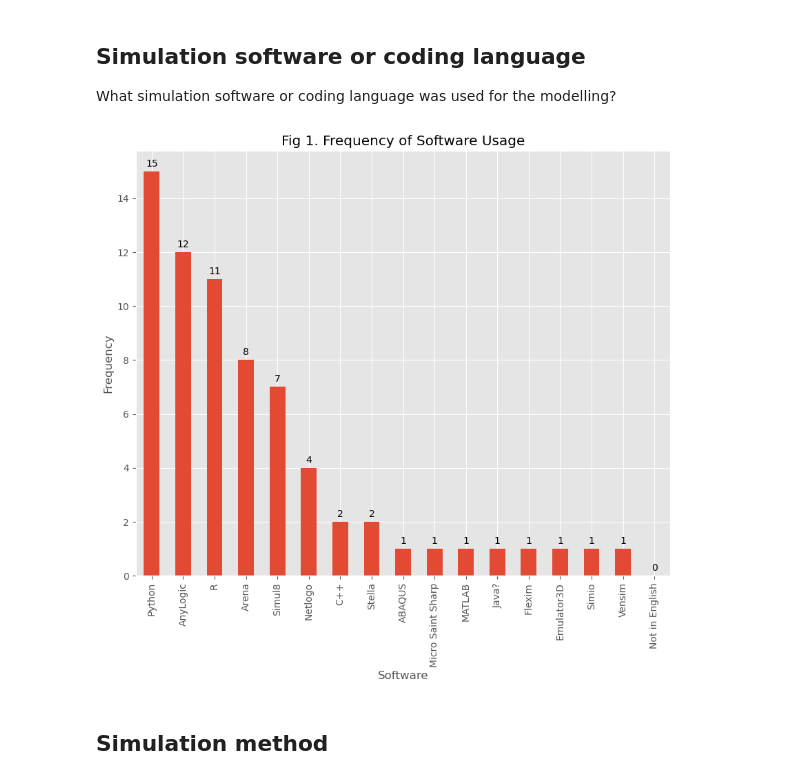
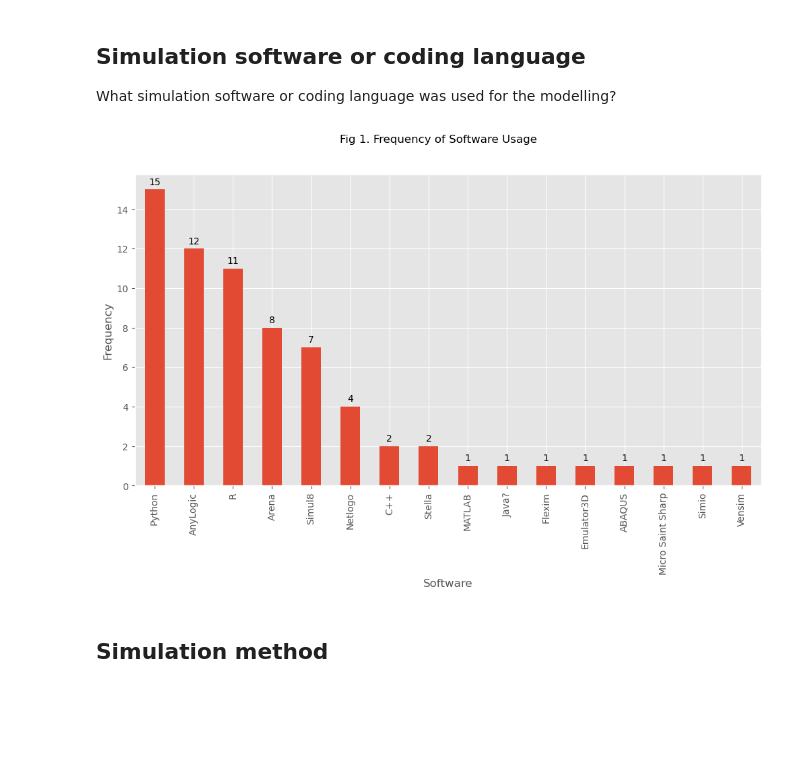
Before and after one commit to pythonhealthdatascience/stress_update, a Jupyter notebook: quarto_site/analysis.ipynb, the cells around one changed output. Saved outputs shown, nothing was run; the diff lists cells and outputs as text; code cells hidden in the pictures; blank space fills up the shorter version.

Commit message:
feat(analysis): filtered non english language

```diff
--- a/quarto_site/analysis.ipynb
+++ b/quarto_site/analysis.ipynb
@@ -77,6 +86,7 @@ def load_review_dataset(
     Cleaning pipeline for dataset:
     1. drop redunance columns
     2. drop rows that contain all NAs
+    3. drop rows that are no in English
     3. rename columns with complex strings
     4. strip all punctuation from column headers
     5. column headers to lower case
@@ -85,6 +95,7 @@ def load_review_dataset(
     8. recode variables to be internally consistent in naming
     9. perform type conversion for integer fields
     10. type conversion for categorical fields
+
 
     Parameters:
     ----------
@@ -131,6 +142,8 @@ def load_review_dataset(
         .drop(labels=cols_to_remove, axis=1)
         # drop all blank rows (this will remove the blank 3 rows at end of CSV)
         .dropna(how="all")
+        # drop all studies that do not use an English language
+        .pipe(drop_non_english_language)
         # rename verbose column headers
         .rename(columns=new_labels)
         # remove any punctutation i.e. "?" and "-"
@@ -216,7 +241,8 @@ def filter_to_application_studies(clean_df: pd.DataFrame) -> pd.DataFrame:
     # To do: drop "fatemets_notes", "questions..."
     """
     # Used?: a Yes/No variable.
-    return clean_df[clean_df["used"] == "Yes"]
+    filtered_df = clean_df[clean_df["used"] == "Yes"]
+    return filtered_df
 # %%
 USED_STRESS = filter_to_application_studies(clean_review_df)
 # %%
@@ -248,22 +254,45 @@ dtype: int64
 ## Simulation software or coding language
 
 What simulation software or coding language was used for the modelling?
-# %%
-software_freq = USED_STRESS["software"].value_counts()
-
-plt.figure(figsize=(10, 8))
-sb = software_freq.plot(kind="bar")
-
-plt.title("Fig 1. Frequency of Software Usage")
-plt.xlabel("Software")
-plt.ylabel("Frequency")
-
-sb.bar_label(sb.containers[0], label_type="edge", padding=3)
-
-
-plt.show()
-# %% [output]
-[figure, removed]
+# %%
+def figure_1(data: pd.DataFrame, include_fig_title: Optional[bool] = True):
+    '''Frequency of software/coding language usage as bar chart
+
+    Parameters:
+    -----------
+    data: pd.DataFrame
+        The cleaned + filtered review data to plot
+
+    include_fig_title: bool, optional (default=True)
+        Print the figure title (set to false when generating for
+        academic papers).
+
+    Returns:
+    -------
+    out: fig and axis of plot
+    '''
+
+    software_freq = data["software"].value_counts()
+
+    fig = plt.figure(figsize=(12,6))
+    ax = fig.add_subplot()
+
+    ax = software_freq.plot(kind="bar", ax=ax)
+
+    if include_fig_title:
+        fig.suptitle("Fig 1. Frequency of Software Usage")
+
+    ax.set_xlabel("Software")
+    ax.set_ylabel("Frequency")
+
+    ax.bar_label(sb.containers[0], label_type="edge", padding=3)
+
+    return fig, ax
+# %%
+fig, ax = figure_1(USED_STRESS)
+fig.savefig('./figures/figure_1.png', dpi=300, bbox_inches="tight")
+# %% [output]
+[figure, added]
 # %% [markdown]
 ## Simulation method
 # %%
```
Also changed, not shown: parts of 7 cells of this notebook, 2 other files.
